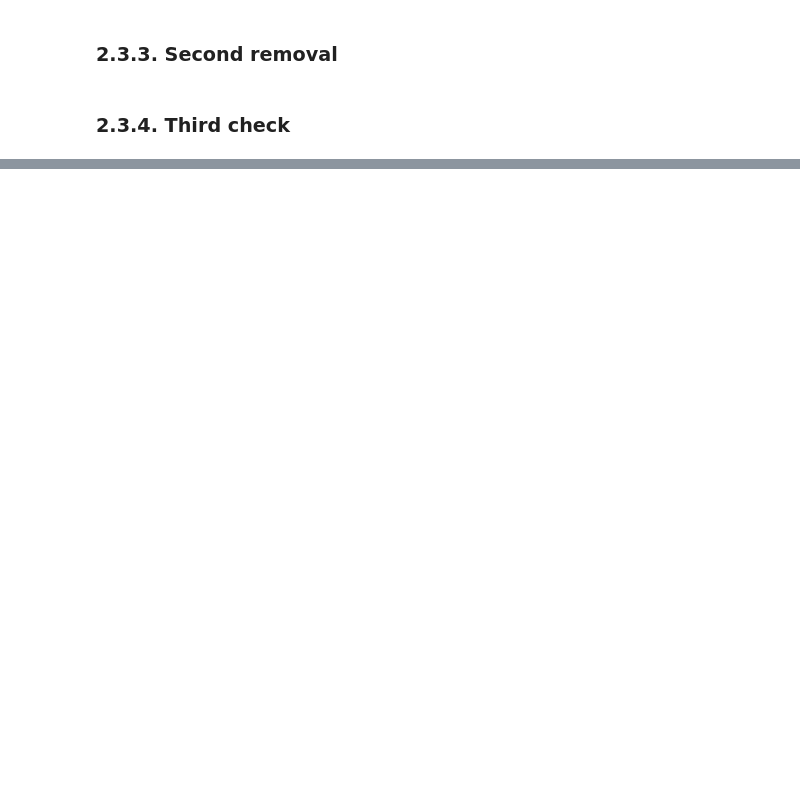
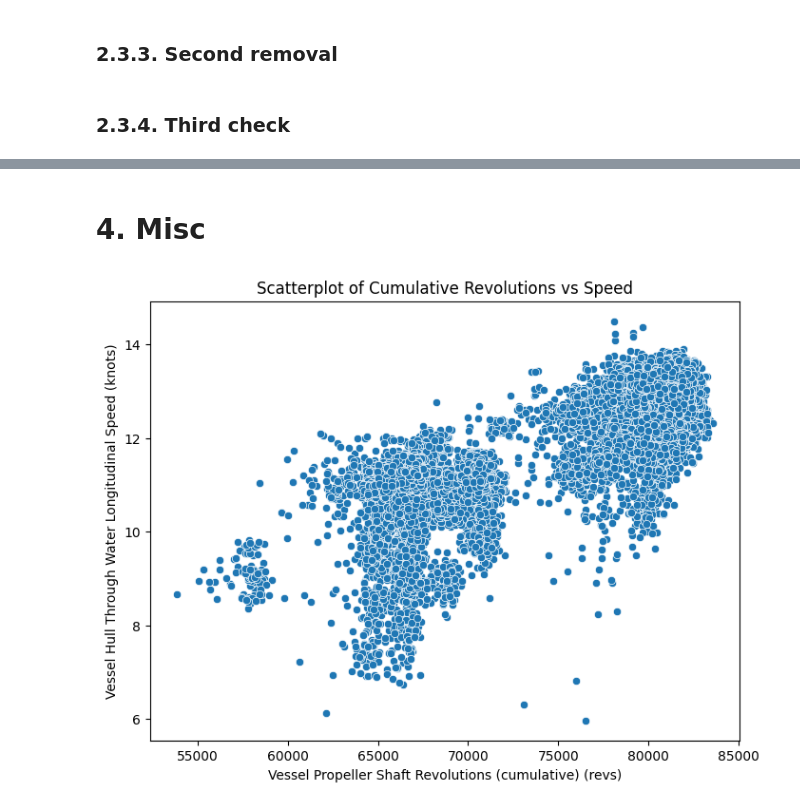
Before and after one commit to AugustBjerg/Master-s-thesis, a Jupyter notebook: code/modelling/notebooks/feature_selection.ipynb, the cells around one changed output, grey strips where cells are left out. Cells and saved outputs as stored; diff of their text form; code cells hidden in the pictures; blank space fills up the shorter version.

```diff
--- a/code/modelling/notebooks/feature_selection.ipynb
+++ b/code/modelling/notebooks/feature_selection.ipynb
@@ -206,0 +214,12 @@ plt.show()
+# %% [markdown]
+# 4. Misc
+# %%
+# make a scatterplot between cumulative revs and speed
+plt.figure(figsize=(8, 6))
+sns.scatterplot(x=df["Vessel Propeller Shaft Revolutions (cumulative) (revs)"], y=df["Vessel Hull Through Water Longitudinal Speed (knots)"])
+plt.title("Scatterplot of Cumulative Revolutions vs Speed")
+plt.xlabel("Vessel Propeller Shaft Revolutions (cumulative) (revs)")
+plt.ylabel("Vessel Hull Through Water Longitudinal Speed (knots)")
+plt.show()
+# %% [output]
+[figure, added]
```
Also changed, not shown: parts of 8 cells of this notebook, 1 other file.
